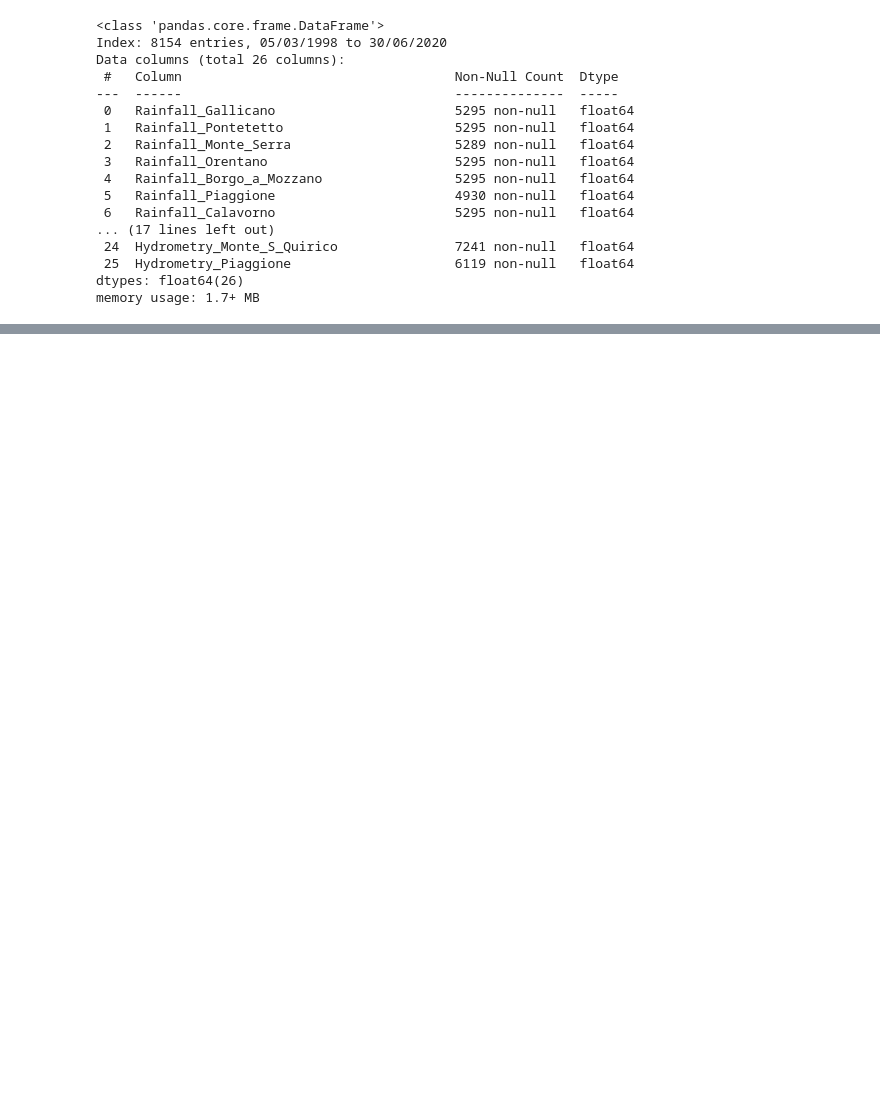
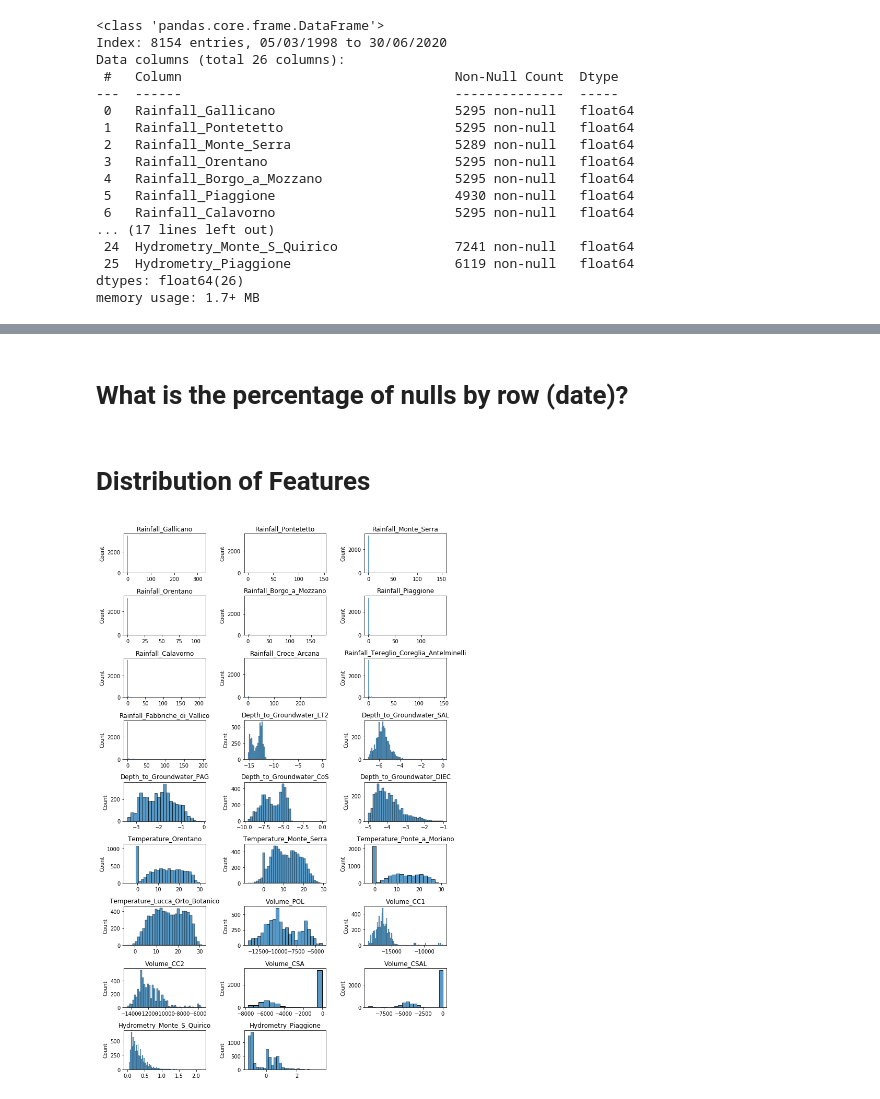
Before and after one commit to ThompsonBethany01/Acea-Smart-Water-Analytics, a Jupyter notebook: Waterbodies/Aquifer/Auser/Wrangle_Auser.ipynb, the cells around one changed output, grey strips where cells are left out. Cells and saved outputs as stored; diff of their text form; code cells hidden in the pictures; blank space fills up the shorter version.

```diff
--- a/Waterbodies/Aquifer/Auser/Wrangle_Auser.ipynb
+++ b/Waterbodies/Aquifer/Auser/Wrangle_Auser.ipynb
@@ -97,0 +129,19 @@ All features are decimal values. No columns have less than 3,000 null values.
+# %% [markdown]
+# What is the percentage of nulls by row (date)?
+# %% [markdown]
+# Distribution of Features
+# %%
+count = 1
+plt.figure(figsize=(10,15))
+
+for x in df.columns:
+
+    plt.subplot(9,3,count)
+    sns.histplot(df[x])
+    plt.title(x)
+    plt.xlabel('')
+    count += 1
+
+plt.tight_layout()
+# %% [output]
+[figure, added]
```
Also changed, not shown: parts of 7 cells of this notebook.
